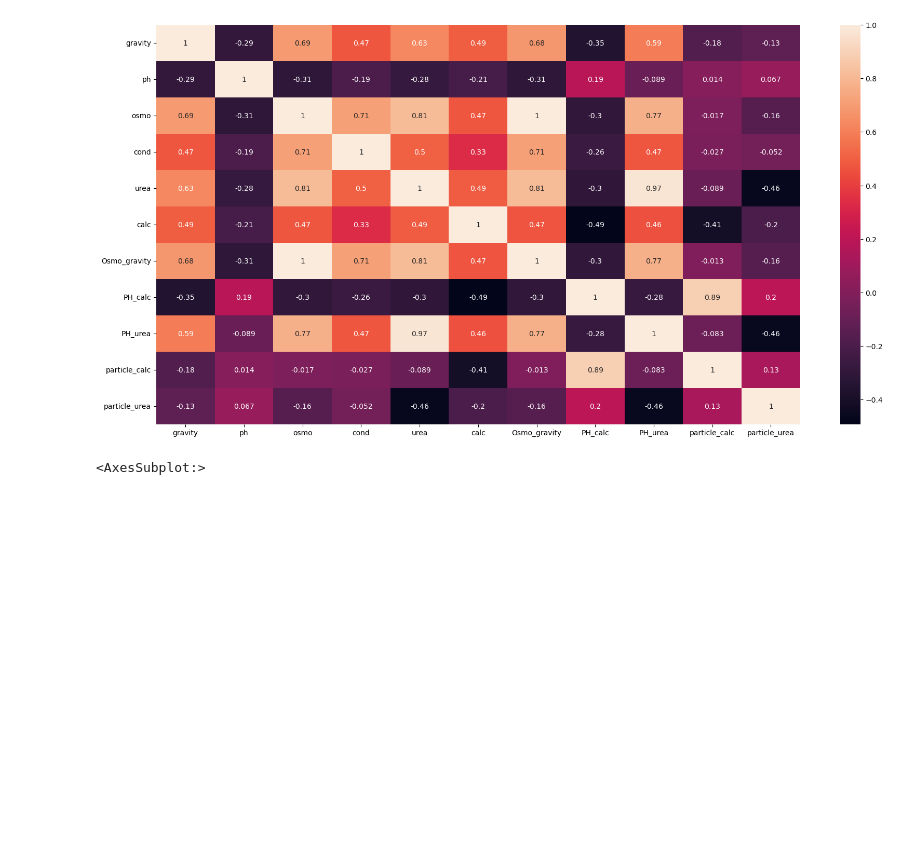
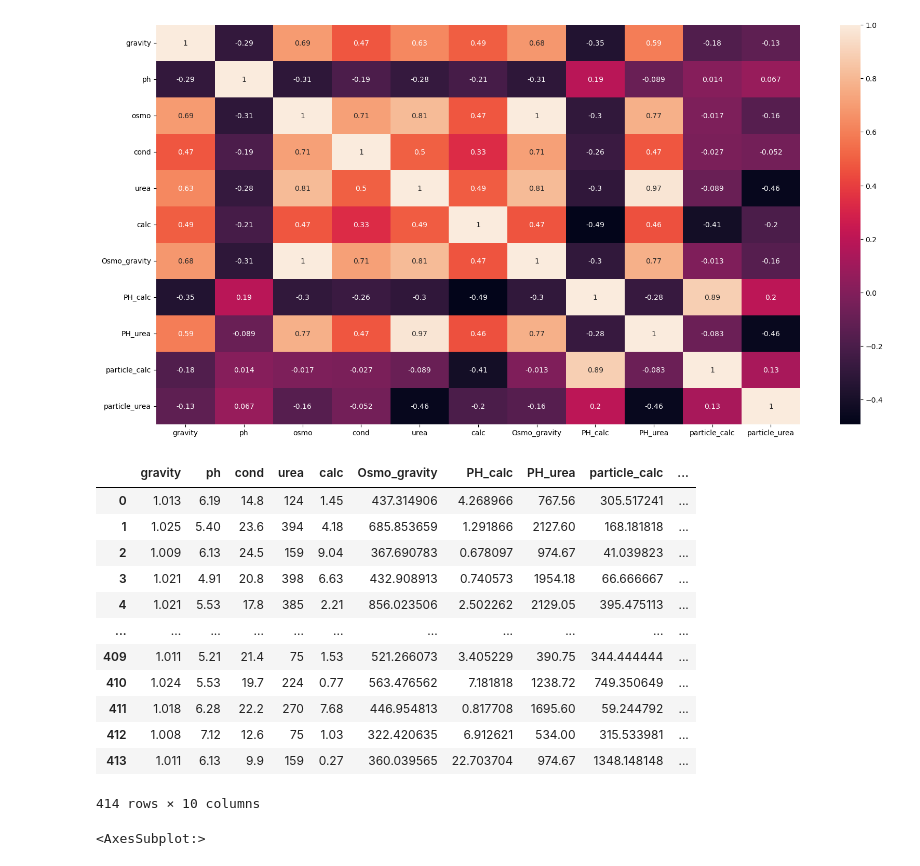
Before and after one commit to OjochenemiB/DATA-SCIENCE, a Jupyter notebook: playground-s3e12-using-cb-regres.ipynb, the cells around one changed output. Drawn from its saved outputs; the diff is of its cells as text; code cells hidden in the pictures; blank space fills up the shorter version.

```diff
--- a/playground-s3e12-using-cb-regres.ipynb
+++ b/playground-s3e12-using-cb-regres.ipynb
@@ -269,6 +269,22 @@ sns.heatmap(inputVariable.corr(), annot= True)
 # %% [output]
 <AxesSubplot:>
 [figure]
+# %%
+inputVariable.drop(['osmo'],axis=1)
+# %% [output]
+|  | gravity | ph | cond | urea | calc | Osmo_gravity | PH_calc | PH_urea | particle_calc | ... |
+| 0 | 1.013 | 6.19 | 14.8 | 124 | 1.45 | 437.314906 | 4.268966 | 767.56 | 305.517241 | ... |
+| 1 | 1.025 | 5.40 | 23.6 | 394 | 4.18 | 685.853659 | 1.291866 | 2127.60 | 168.181818 | ... |
+| 2 | 1.009 | 6.13 | 24.5 | 159 | 9.04 | 367.690783 | 0.678097 | 974.67 | 41.039823 | ... |
+| 3 | 1.021 | 4.91 | 20.8 | 398 | 6.63 | 432.908913 | 0.740573 | 1954.18 | 66.666667 | ... |
+| 4 | 1.021 | 5.53 | 17.8 | 385 | 2.21 | 856.023506 | 2.502262 | 2129.05 | 395.475113 | ... |
+| ... | ... | ... | ... | ... | ... | ... | ... | ... | ... | ... |
+| 409 | 1.011 | 5.21 | 21.4 | 75 | 1.53 | 521.266073 | 3.405229 | 390.75 | 344.444444 | ... |
+| 410 | 1.024 | 5.53 | 19.7 | 224 | 0.77 | 563.476562 | 7.181818 | 1238.72 | 749.350649 | ... |
+| 411 | 1.018 | 6.28 | 22.2 | 270 | 7.68 | 446.954813 | 0.817708 | 1695.60 | 59.244792 | ... |
+| 412 | 1.008 | 7.12 | 12.6 | 75 | 1.03 | 322.420635 | 6.912621 | 534.00 | 315.533981 | ... |
+| 413 | 1.011 | 6.13 | 9.9 | 159 | 0.27 | 360.039565 | 22.703704 | 974.67 | 1348.148148 | ... |
+414 rows × 10 columns
 # %%
 pd.set_option('display.width', 100)
 
```
Also changed, not shown: parts of 3 cells of this notebook.
